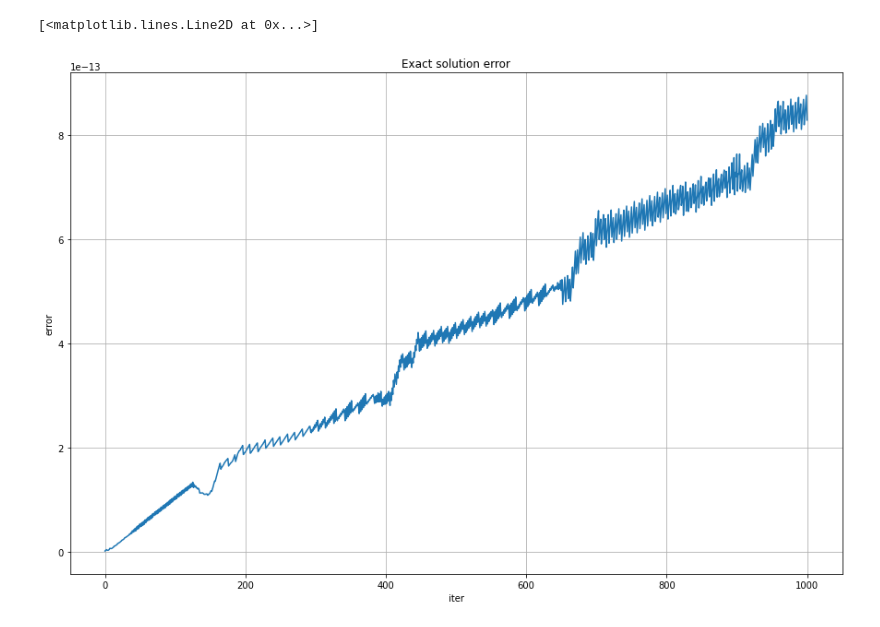
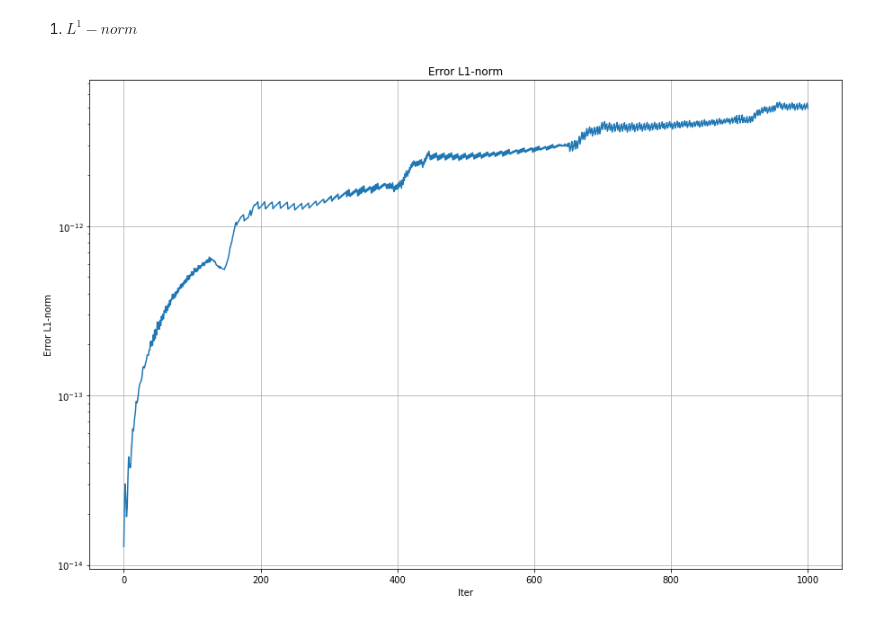
Before and after one commit to yungyuc/turgon, a Jupyter notebook: notebook/error_analysis.ipynb, the cells around one changed output. Saved outputs shown, nothing was run; the diff lists cells and outputs as text; code cells hidden in the pictures.

Commit message:
feat: add plot error norm function

```diff
--- a/notebook/error_analysis.ipynb
+++ b/notebook/error_analysis.ipynb
@@ -17,6 +17,18 @@ def ExactSolution(svr, iter_num, dt, gfun) :
         else:
             v = np.append(v, gfun(x))
     return v
+# %%
+def plot_err(so0, exactSol, order):
+    plt.figure(figsize=(15,10))
+    plt.xlabel('Iter')
+    plt.ylabel('Error L%i-norm' %order)
+    plt.yscale('log')
+    plt.title('Error L%i-norm' %order)
+    plt.grid()
+    error = np.zeros(len(so0))
+    for i in range(len(so0)):
+        error[i] = np.linalg.norm(so0[i] - exactSol[i], ord = order)
+    plt.plot(range(len(so0)), error, '-')
 # %%
 grid = libst.Grid(0, 4 * 2 * np.pi, 4 * 64)
 cfl = 1
@@ -25,8 +37,9 @@ dt = dx * cfl
 svr = libst.LinearScalarSolver(grid = grid, time_increment = dt)
 
 Num = 1000
-error = np.zeros(Num + 1);
-iterNum = range(Num + 1);
+exact_sol = []
+so0_sol = []
+iterNum = range(Num + 1)
 
 # Initialize
 for e in svr.selms(odd_plane = False):
@@ -43,15 +56,11 @@ svr.setup_march()
 
 for i in iterNum:
     svr.march_alpha2(1)
-    error[i] = np.linalg.norm((svr.get_so0(0).ndarray - ExactSolution(svr, i + 1, dt, np.sin)), ord = 2)
-
-plt.figure(figsize=(15,10))
-plt.xlabel('iter')
-plt.ylabel('error')
-plt.yscale('log')
-plt.title('Exact solution error')
-plt.grid()
-plt.plot(iterNum, error, '-')
+    exact_sol.append(ExactSolution(svr, i + 1, dt, np.sin))
+    so0_sol.append(svr.get_so0(0).ndarray)
-# %% [output]
-[<matplotlib.lines.Line2D at 0x...>]
-[figure, removed]
+# %% [markdown]
+1. $L^1-norm$
+# %%
+plot_err(so0_sol, exact_sol, 1)
+# %% [output]
+[figure, added]
```
Also changed, not shown: parts of 7 cells of this notebook.
